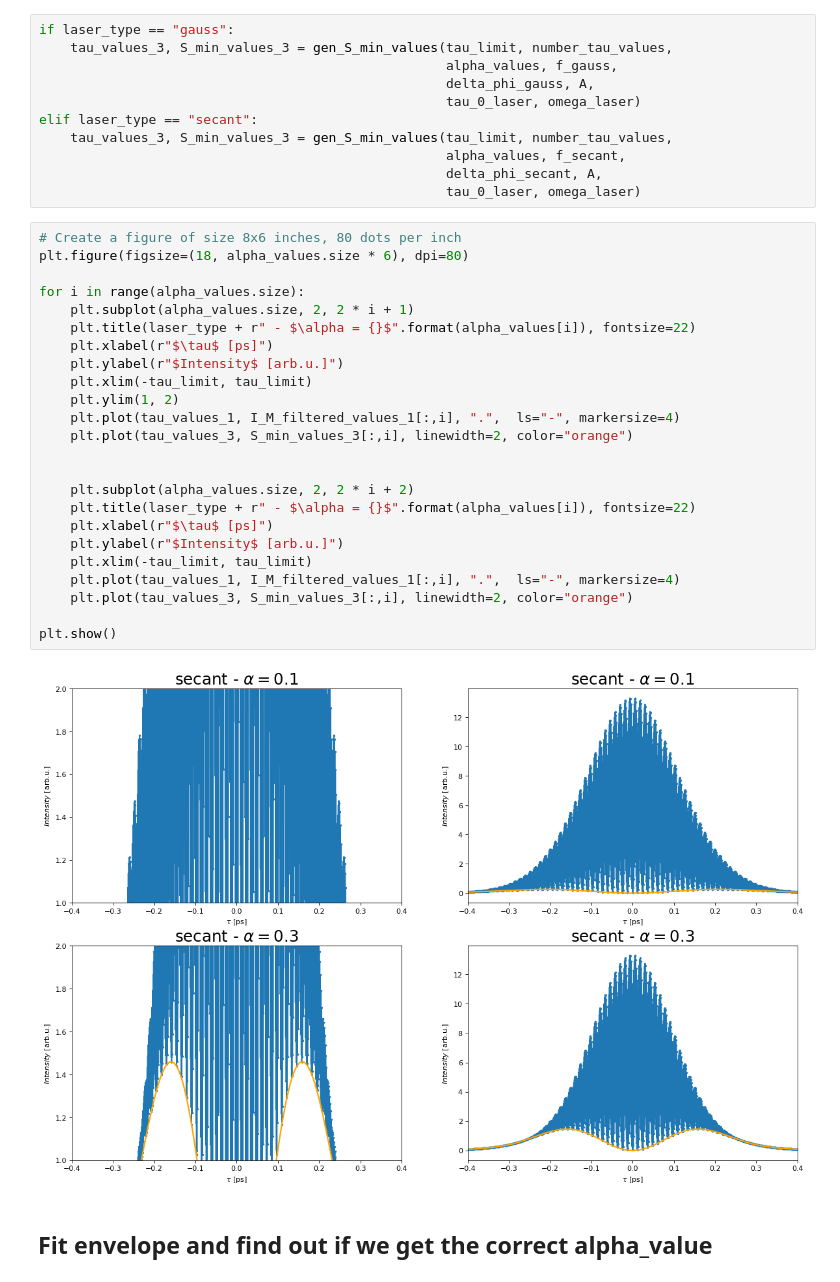
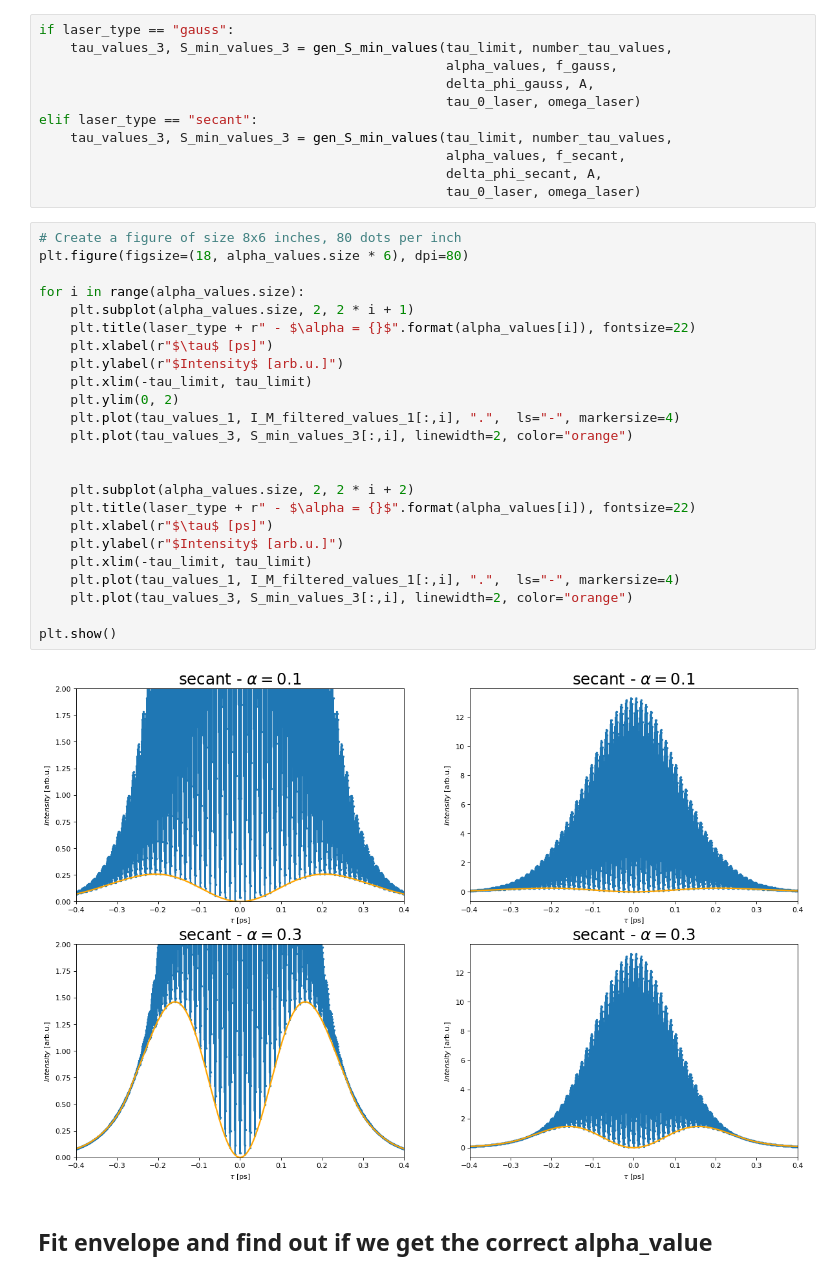
Before and after one commit to JKU-HFP/Chirp-Diagnostic, a Jupyter notebook: Simulating_Optical_Autocorrelation_of_Laser_with_Chirp.ipynb, the cells around one changed output. Drawn from its saved outputs; the diff is of its cells as text.

```diff
--- a/Simulating_Optical_Autocorrelation_of_Laser_with_Chirp.ipynb
+++ b/Simulating_Optical_Autocorrelation_of_Laser_with_Chirp.ipynb
@@ -374,29 +374,29 @@ elif laser_type == "secant":
 # %%
 # Create a figure of size 8x6 inches, 80 dots per inch
 plt.figure(figsize=(18, alpha_values.size * 6), dpi=80)
 
 for i in range(alpha_values.size):
     plt.subplot(alpha_values.size, 2, 2 * i + 1)
     plt.title(laser_type + r" - $\alpha = {}$".format(alpha_values[i]), fontsize=22)
     plt.xlabel(r"$\tau$ [ps]")
     plt.ylabel(r"$Intensity$ [arb.u.]")
     plt.xlim(-tau_limit, tau_limit)
-    plt.ylim(1, 2)
+    plt.ylim(0, 2)
     plt.plot(tau_values_1, I_M_filtered_values_1[:,i], ".",  ls="-", markersize=4)
     plt.plot(tau_values_3, S_min_values_3[:,i], linewidth=2, color="orange")
 
 
     plt.subplot(alpha_values.size, 2, 2 * i + 2)
     plt.title(laser_type + r" - $\alpha = {}$".format(alpha_values[i]), fontsize=22)
     plt.xlabel(r"$\tau$ [ps]")
     plt.ylabel(r"$Intensity$ [arb.u.]")
     plt.xlim(-tau_limit, tau_limit)
     plt.plot(tau_values_1, I_M_filtered_values_1[:,i], ".",  ls="-", markersize=4)
     plt.plot(tau_values_3, S_min_values_3[:,i], linewidth=2, color="orange")
 
 plt.show()
 # %% [output]
-[figure, old version]
+[figure, new version]
 # %% [markdown]
 ## Fit envelope and find out if we get the correct alpha_value
 # %%
```
Also changed, not shown: parts of 3 cells of this notebook.
